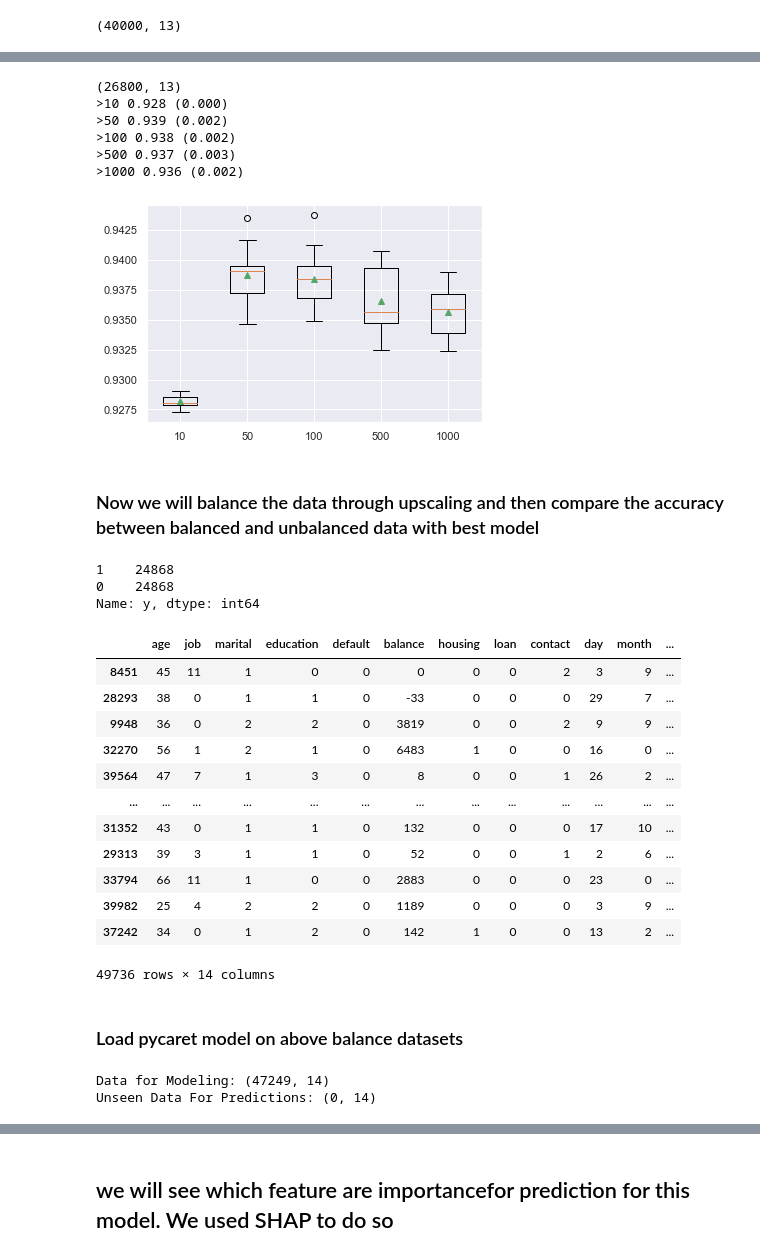
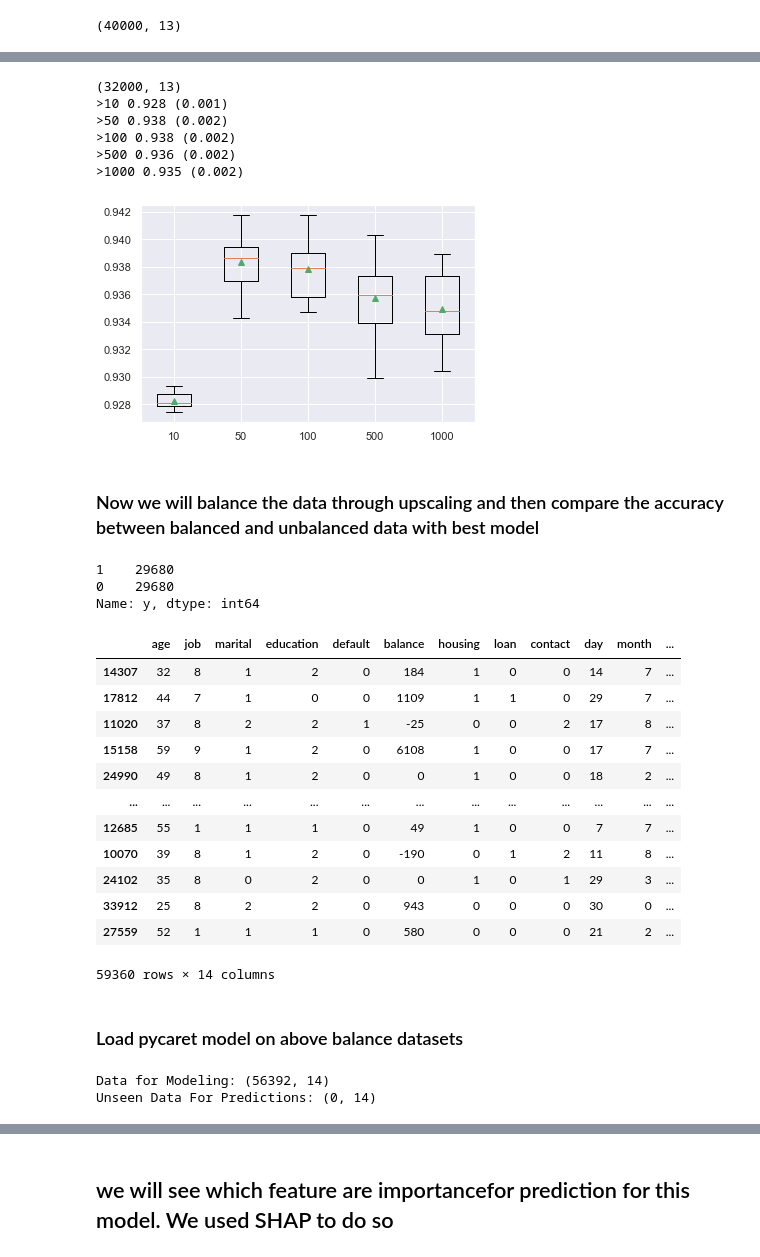
Before and after one commit to anshuydv/Apziva, a Jupyter notebook: project2/part1.ipynb, the cells around one changed output, grey strips where cells are left out. Saved outputs shown, nothing was run; the diff lists cells and outputs as text; code cells hidden in the pictures.

```diff
--- a/project2/part1.ipynb
+++ b/project2/part1.ipynb
@@ -437,11 +471,11 @@ from sklearn.model_selection import train_test_split
 import lightgbm as lgb
 
 # Separate out the features and targets
-X = df.drop(columns='y')
-y = pd.DataFrame(df['y'])
+#X = df.drop(columns='y')
+
 
 # Split into 80% training and 20% testing set
-X_train, X_test, y_train, y_test = train_test_split(X, y , test_size = 0.33, random_state = 42)
+X_train, X_test, y_train, y_test = train_test_split(X, y , test_size = 0.2, random_state = 42)
 print(X_train.shape)
 # define the model
 from numpy import mean
@@ -454,39 +488,39 @@ from matplotlib import pyplot
 
 
 # get a list of models to evaluate
 def get_models():
 	models = dict()
 	trees = [10, 50, 100, 500, 1000]
 	for n in trees:
 		models[str(n)] = LGBMClassifier(n_estimators=n)
 	return models
 
 # evaluate a give model using cross-validation
 def evaluate_model(model):
 	cv = RepeatedStratifiedKFold(n_splits=6, n_repeats=3, random_state=1)
 	scores = cross_val_score(model, X, y, scoring='accuracy', cv=cv, n_jobs=-1)
 	return scores
 
 # get the models to evaluate
 models = get_models()
 # evaluate the models and store results
 results, names = list(), list()
 for name, model in models.items():
 	scores = evaluate_model(model)
 	results.append(scores)
 	names.append(name)
 	print('>%s %.3f (%.3f)' % (name, mean(scores), std(scores)))
 # plot model performance for comparison
 pyplot.boxplot(results, labels=names, showmeans=True)
 pyplot.show()
 # %% [output]
-(26800, 13)
->10 0.928 (0.000)
->50 0.939 (0.002)
+(32000, 13)
+>10 0.928 (0.001)
+>50 0.938 (0.002)
 >100 0.938 (0.002)
->500 0.937 (0.003)
->1000 0.936 (0.002)
+>500 0.936 (0.002)
+>1000 0.935 (0.002)
-[figure, old version]
+[figure, new version]
 # %%
 # Separate out the features and targets
 #X = df.drop(columns='y')
@@ -533,8 +567,8 @@ df['y'] = le.transform(df['y'].astype(str))
 # %%
 from sklearn.utils import resample
 
-# setting up testing and training sets
-#X_train, X_test, y_train, y_test = train_test_split(X1, y1, test_size=0.25, random_state=27)
+#setting up testing and training sets
+#X_train, X_test, y_train, y_test = train_test_split(X, y, test_size=0.25, random_state=27)
 
 #concatenate our training data back together
 X1 = pd.concat([X_train, y_train], axis=1)
@@ -555,38 +589,38 @@ upsampled = pd.concat([No, termdeposit_upsampled])
 # check new class counts
 upsampled.y.value_counts()
 # %% [output]
-1    24868
-0    24868
+1    29680
+0    29680
 Name: y, dtype: int64
 # %%
 upsampled
 # %% [output]
 |  | age | job | marital | education | default | balance | housing | loan | contact | day | month | ... |
-| 8451 | 45 | 11 | 1 | 0 | 0 | 0 | 0 | 0 | 2 | 3 | 9 | ... |
-| 28293 | 38 | 0 | 1 | 1 | 0 | -33 | 0 | 0 | 0 | 29 | 7 | ... |
-| 9948 | 36 | 0 | 2 | 2 | 0 | 3819 | 0 | 0 | 2 | 9 | 9 | ... |
-| 32270 | 56 | 1 | 2 | 1 | 0 | 6483 | 1 | 0 | 0 | 16 | 0 | ... |
-| 39564 | 47 | 7 | 1 | 3 | 0 | 8 | 0 | 0 | 1 | 26 | 2 | ... |
+| 14307 | 32 | 8 | 1 | 2 | 0 | 184 | 1 | 0 | 0 | 14 | 7 | ... |
+| 17812 | 44 | 7 | 1 | 0 | 0 | 1109 | 1 | 1 | 0 | 29 | 7 | ... |
+| 11020 | 37 | 8 | 2 | 2 | 1 | -25 | 0 | 0 | 2 | 17 | 8 | ... |
+| 15158 | 59 | 9 | 1 | 2 | 0 | 6108 | 1 | 0 | 0 | 17 | 7 | ... |
+| 24990 | 49 | 8 | 1 | 2 | 0 | 0 | 1 | 0 | 0 | 18 | 2 | ... |
 | ... | ... | ... | ... | ... | ... | ... | ... | ... | ... | ... | ... | ... |
-| 31352 | 43 | 0 | 1 | 1 | 0 | 132 | 0 | 0 | 0 | 17 | 10 | ... |
-| 29313 | 39 | 3 | 1 | 1 | 0 | 52 | 0 | 0 | 1 | 2 | 6 | ... |
-| 33794 | 66 | 11 | 1 | 0 | 0 | 2883 | 0 | 0 | 0 | 23 | 0 | ... |
-| 39982 | 25 | 4 | 2 | 2 | 0 | 1189 | 0 | 0 | 0 | 3 | 9 | ... |
-| 37242 | 34 | 0 | 1 | 2 | 0 | 142 | 1 | 0 | 0 | 13 | 2 | ... |
+| 12685 | 55 | 1 | 1 | 1 | 0 | 49 | 1 | 0 | 0 | 7 | 7 | ... |
+| 10070 | 39 | 8 | 1 | 2 | 0 | -190 | 0 | 1 | 2 | 11 | 8 | ... |
+| 24102 | 35 | 8 | 0 | 2 | 0 | 0 | 1 | 0 | 1 | 29 | 3 | ... |
+| 33912 | 25 | 8 | 2 | 2 | 0 | 943 | 0 | 0 | 0 | 30 | 0 | ... |
+| 27559 | 52 | 1 | 1 | 1 | 0 | 580 | 0 | 0 | 0 | 21 | 2 | ... |
-49736 rows × 14 columns
+59360 rows × 14 columns
 # %% [markdown]
 ### Load pycaret model on above balance datasets
 # %%
 #load the pycaret module
 from pycaret.classification import *
 data = upsampled.sample(frac=0.95, random_state=486)
-data_unseen = upsampled.drop(upsampled.index)
+data_unseen = df.drop(df.index)
 upsampled.reset_index(inplace=True, drop=True)
 data_unseen.reset_index(inplace=True, drop=True)
 print('Data for Modeling: ' + str(data.shape))
 print('Unseen Data For Predictions: ' + str(data_unseen.shape))
 # %% [output]
-Data for Modeling: (47249, 14)
+Data for Modeling: (56392, 14)
 Unseen Data For Predictions: (0, 14)
 # %%
 from pycaret.classification import *
```
Also changed, not shown: parts of 63 cells of this notebook.
